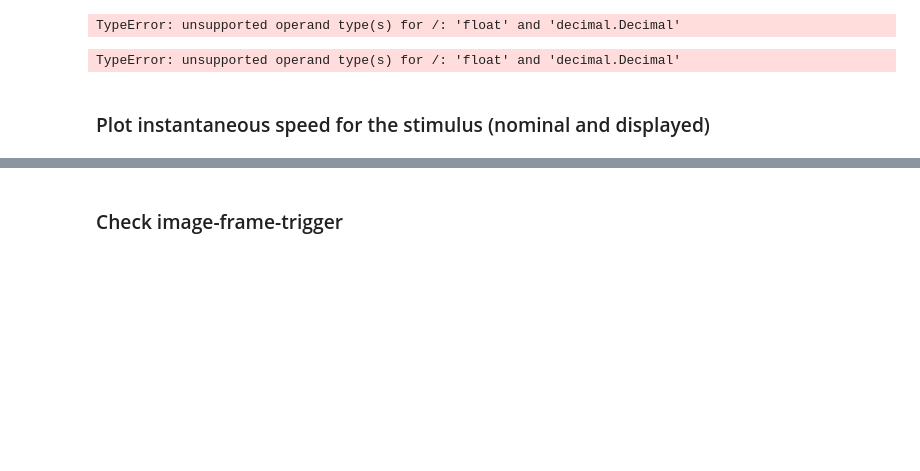
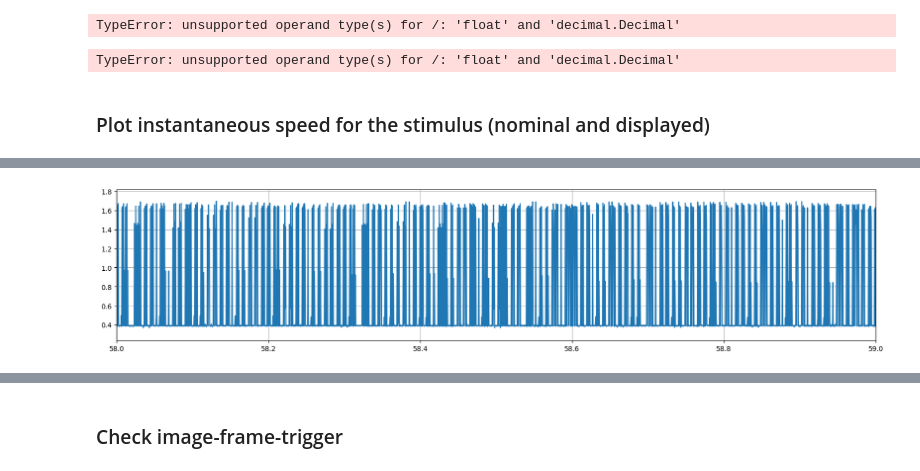
Before and after one commit to AishaHamid201/unityvr_SC, a Jupyter notebook: unityvr/scripts/framesfrompdsig.ipynb, the cells around one changed output, grey strips where cells are left out. Drawn from its saved outputs; the diff is of its cells as text; code cells hidden in the pictures; blank space fills up the shorter version.

```diff
--- a/unityvr/scripts/framesfrompdsig.ipynb
+++ b/unityvr/scripts/framesfrompdsig.ipynb
@@ -594,10 +652,12 @@ plt.plot(tsDf['pdsig'])
 # %%
-plt.figure(figsize = (20, 5))
+plt.figure(figsize = (20, 4))
 
 #plt.plot(tsDf['timenidaq'], tsDf['pdsig'].values, '.'),
 plt.plot(tsDf['timenidaq'], tsDf['pdsig'].values),
 #plt.plot(tsDf['timenidaq'], (tsDf['pdsig'].values>1.05)/10 + 1.1 ),
 
-plt.xlim([2, 4])
+plt.xlim([58, 59])
 plt.grid(True)
+# %% [output]
+[figure, added]
 # %%
```
Also changed, not shown: parts of 18 cells of this notebook, 6 other files.
